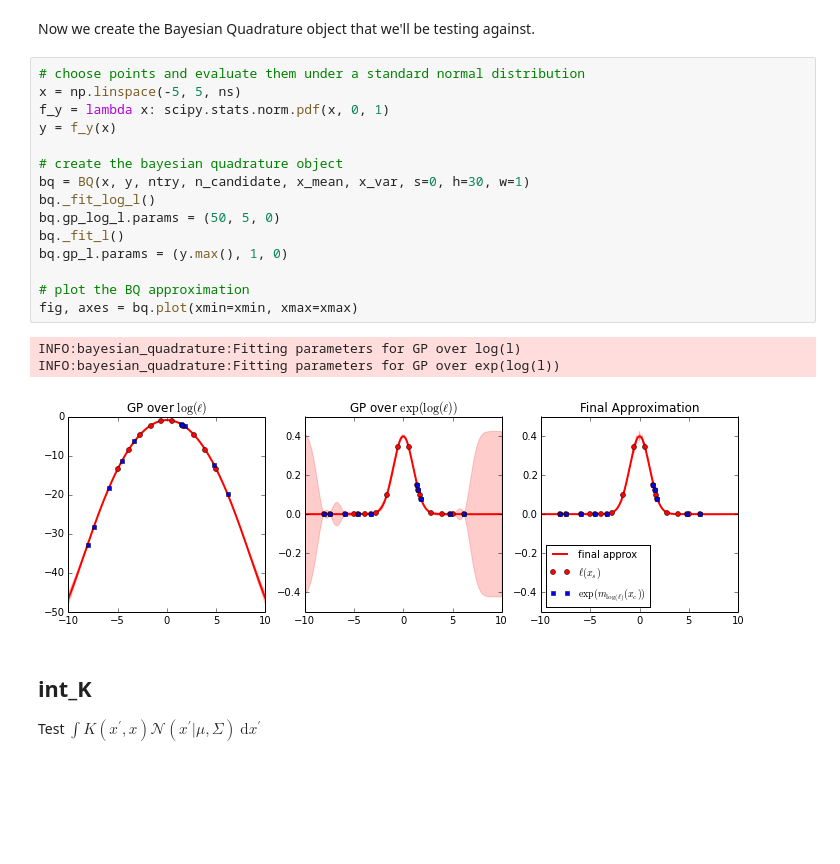
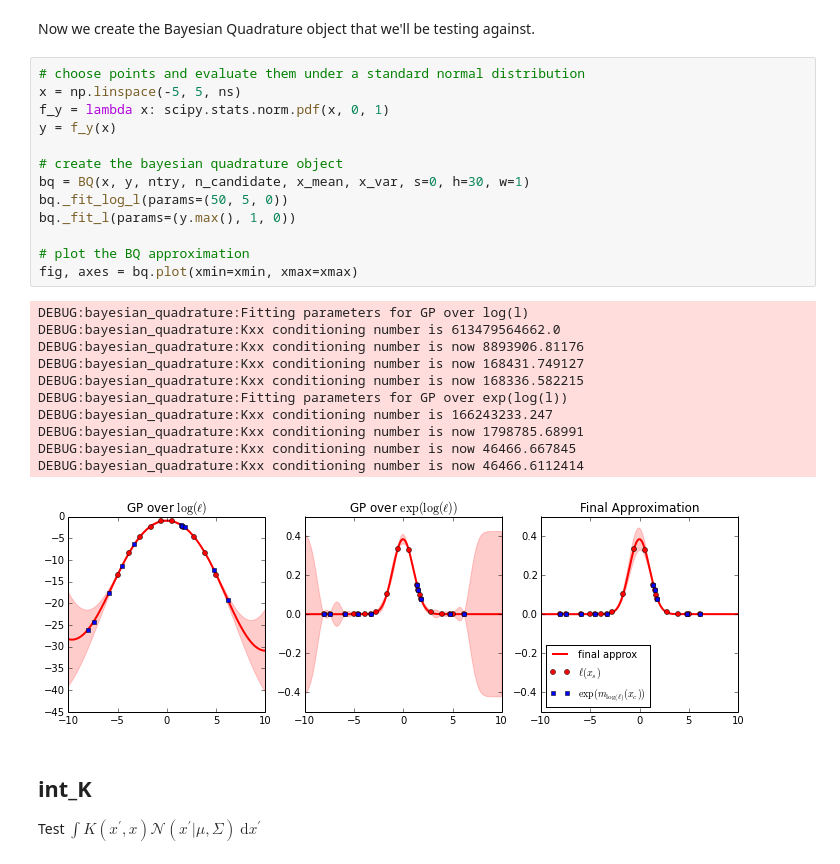
Before and after one commit to jhamrick/bayesian-quadrature, a Jupyter notebook: docs/ipynb/visual-tests.ipynb, the cells around one changed output. Cells and saved outputs as stored; diff of their text form; blank space fills up the shorter version.

Commit message:
Fix covariance conditioning

```diff
--- a/docs/ipynb/visual-tests.ipynb
+++ b/docs/ipynb/visual-tests.ipynb
@@ -101,22 +106,28 @@ Now we create the Bayesian Quadrature object that we'll be testing against.
 # %%
 # choose points and evaluate them under a standard normal distribution
 x = np.linspace(-5, 5, ns)
 f_y = lambda x: scipy.stats.norm.pdf(x, 0, 1)
 y = f_y(x)
 
 # create the bayesian quadrature object
 bq = BQ(x, y, ntry, n_candidate, x_mean, x_var, s=0, h=30, w=1)
-bq._fit_log_l()
-bq.gp_log_l.params = (50, 5, 0)
-bq._fit_l()
-bq.gp_l.params = (y.max(), 1, 0)
+bq._fit_log_l(params=(50, 5, 0))
+bq._fit_l(params=(y.max(), 1, 0))
 
 # plot the BQ approximation
 fig, axes = bq.plot(xmin=xmin, xmax=xmax)
 # %% [output]
-INFO:bayesian_quadrature:Fitting parameters for GP over log(l)
-INFO:bayesian_quadrature:Fitting parameters for GP over exp(log(l))
+DEBUG:bayesian_quadrature:Fitting parameters for GP over log(l)
+DEBUG:bayesian_quadrature:Kxx conditioning number is 613479564662.0
+DEBUG:bayesian_quadrature:Kxx conditioning number is now 8893906.81176
+DEBUG:bayesian_quadrature:Kxx conditioning number is now 168431.749127
+DEBUG:bayesian_quadrature:Kxx conditioning number is now 168336.582215
+DEBUG:bayesian_quadrature:Fitting parameters for GP over exp(log(l))
+DEBUG:bayesian_quadrature:Kxx conditioning number is 166243233.247
+DEBUG:bayesian_quadrature:Kxx conditioning number is now 1798785.68991
+DEBUG:bayesian_quadrature:Kxx conditioning number is now 46466.667845
+DEBUG:bayesian_quadrature:Kxx conditioning number is now 46466.6112414
-[figure, old version]
+[figure, new version]
 # %% [markdown]
 ## int_K
 
```
Also changed, not shown: parts of 9 cells of this notebook, 3 other files.
